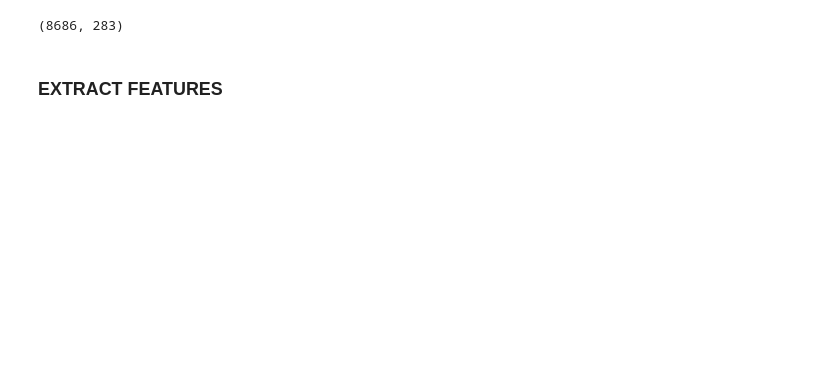
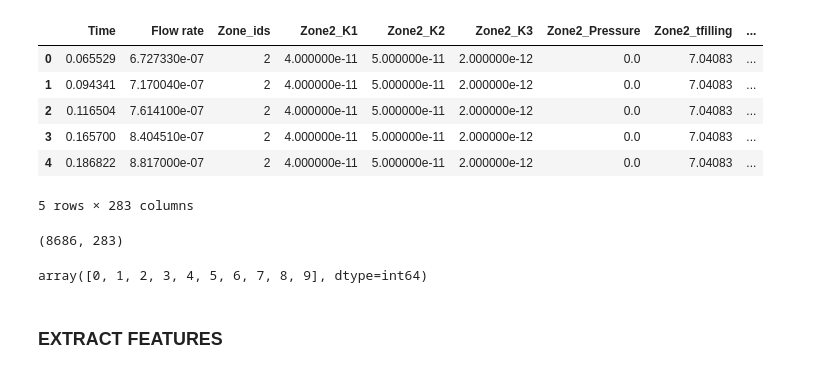
Before and after one commit to xetxezarreta/composite-analysis, a Jupyter notebook: composite.ipynb, the cells around one changed output. Saved outputs shown, nothing was run; the diff lists cells and outputs as text; code cells hidden in the pictures; blank space fills up the shorter version.

```diff
--- a/composite.ipynb
+++ b/composite.ipynb
@@ -13,24 +13,38 @@ from tsfresh.utilities.distribution import MultiprocessingDistributor
 # %%
 total = ['Total_PorosityQuantity', 'Total_PorosityQuality', 'Total_UnfilledZones', 'Total_FillingQuality', 'TOTAL_QUALITY']
 
 path = 'data'
 all_files = glob(path + '/*.csv')
 df_li = list()
-target = list()
+target = []
 
 for id, filename in enumerate(all_files[:10]):
     df = pd.read_csv(filename, index_col=None, header=0)
     target.append(df.TOTAL_QUALITY.unique()[0])
     df = df.drop(axis=1, columns=total)
     df['id'] = id
     df_li.append(df)
 
 df = pd.concat(df_li)
+df.head()
 
-target = DataFrame(target, columns=['target'])
-df.shape
+# target = DataFrame(target, columns=['target'])
 # %% [output]
+|  | Time | Flow rate | Zone_ids | Zone2_K1 | Zone2_K2 | Zone2_K3 | Zone2_Pressure | Zone2_tfilling | ... |
+| 0 | 0.065529 | 6.727330e-07 | 2 | 4.000000e-11 | 5.000000e-11 | 2.000000e-12 | 0.0 | 7.04083 | ... |
+| 1 | 0.094341 | 7.170040e-07 | 2 | 4.000000e-11 | 5.000000e-11 | 2.000000e-12 | 0.0 | 7.04083 | ... |
+| 2 | 0.116504 | 7.614100e-07 | 2 | 4.000000e-11 | 5.000000e-11 | 2.000000e-12 | 0.0 | 7.04083 | ... |
+| 3 | 0.165700 | 8.404510e-07 | 2 | 4.000000e-11 | 5.000000e-11 | 2.000000e-12 | 0.0 | 7.04083 | ... |
+| 4 | 0.186822 | 8.817000e-07 | 2 | 4.000000e-11 | 5.000000e-11 | 2.000000e-12 | 0.0 | 7.04083 | ... |
-(8686, 283)
+5 rows × 283 columns
+# %%
+df.shape
+# %% [output]
+(8686, 283)
+# %%
+df.id.unique()
+# %% [output]
+array([0, 1, 2, 3, 4, 5, 6, 7, 8, 9], dtype=int64)
 # %% [markdown]
 ### EXTRACT FEATURES
 # %%
```
Also changed, not shown: parts of 4 cells of this notebook.
